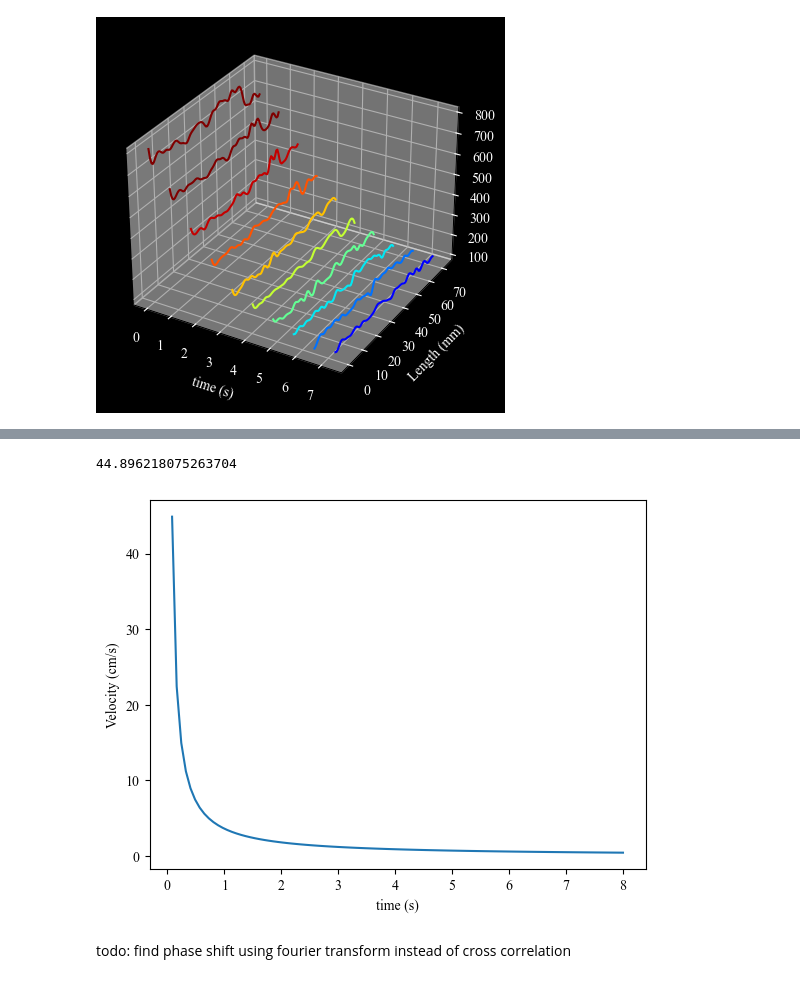
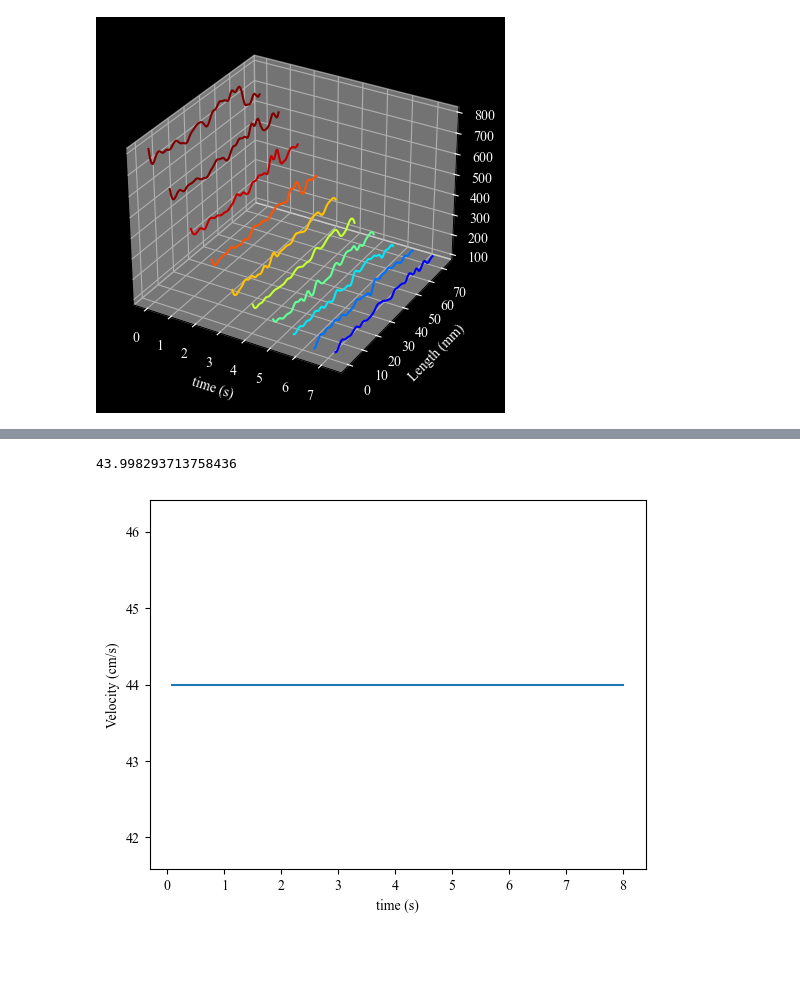
Before and after one commit to aseresti/ContrastDispersion, a Jupyter notebook: scripts/TestAutoPipeline.ipynb, the cells around one changed output, grey strips where cells are left out. Cells and saved outputs as stored; diff of their text form; code cells hidden in the pictures; blank space fills up the shorter version.

Commit message:
Correct velocity estimation

```diff
--- a/scripts/TestAutoPipeline.ipynb
+++ b/scripts/TestAutoPipeline.ipynb
@@ -928,23 +949,24 @@ ax.set_zbound([100, 800])
 # %%
+
+dt = (time.max()-time.min())/(len(time)-1)
 Velocity = []
 for t1 in range(1,len(time)):
     C0 = C_Gaussian_filter[t1,:]
     C1 = C_interp[t1,:]
 
-    cross_corr = np.correlate(C0 , C1 , mode='same')
+    cross_corr = np.correlate(C0 , C1 , mode='full')
     idx = np.argmax(cross_corr)
-    delta_x = x_new[idx]
-    velocity = delta_x/time[t1]
+    lag_sample = idx - (N//2)
+    delta_x = lag_sample * dx
+    velocity = delta_x/dt
     Velocity.append(velocity/10)
 
 plt.figure()
 plt.plot(time[1:], Velocity)
 plt.ylabel("Velocity (cm/s)")
 plt.xlabel("time (s)")
 
 print(Velocity[0])
 # %% [output]
-44.896218075263704
+43.998293713758436
-[figure, old version]
+[figure, new version]
-# %% [markdown]
-todo: find phase shift using fourier transform instead of cross correlation
```
Also changed, not shown: parts of 3 cells of this notebook.
